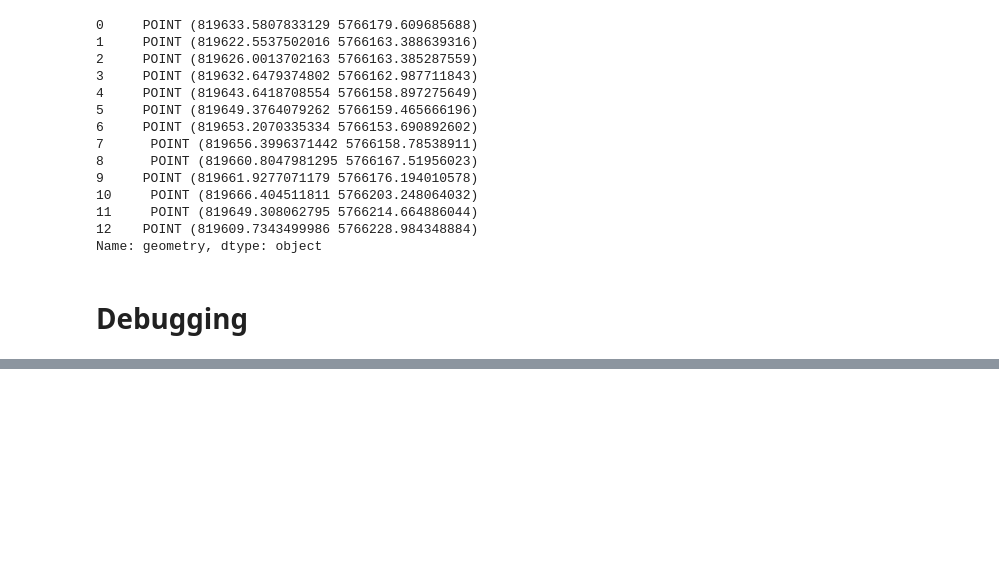
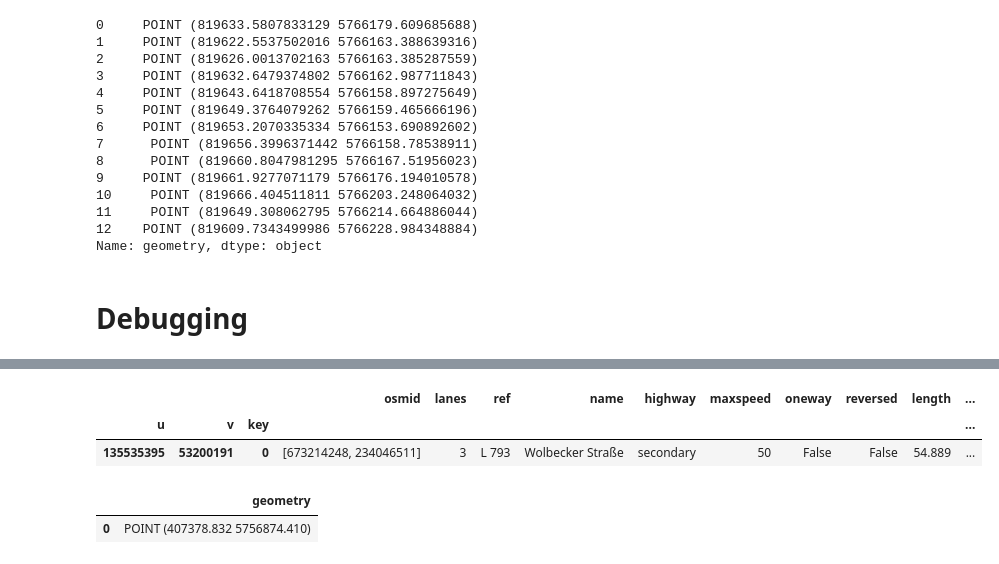
Before and after one commit to gjgress/G-RIPS-2022-Mitsubishi-A, a Jupyter notebook: Code/Fuzzy/IMP.ipynb, the cells around one changed output, grey strips where cells are left out. Drawn from its saved outputs; the diff is of its cells as text; code cells hidden in the pictures; blank space fills up the shorter version.

```diff
--- a/Code/Fuzzy/IMP.ipynb
+++ b/Code/Fuzzy/IMP.ipynb
@@ -19,45 +21,2 @@ import mm_utils
 from FIS1 import FIS1
-# %%
-def get_bearing(point1, point2):
-    # this code calculate the bearing of any given pair of longitude, latitude
-    geodesic = pyproj.Geod(ellps='WGS84')
-    fwd_azimuth,back_azimuth,distance = geodesic.inv(point1[0], point1[1], point2[0], point2[1])
-    return fwd_azimuth
-
-def edge_bearing(edge):
-    # this function calculate the bearing from the starting and ending node of each road segment
-    bearing = get_bearing(edge[0], edge[len(edge) - 1])
-    return(bearing)
-
-def conv_angle(angle):
-    # this function convert angle from -pi,pi to 0,2*pi
-    if angle < 0 :
-        angle = angle + 360
-    return(angle)
-
-def conc(a):
-    #function to convert list or integer in osmid into a unique string id
-    if type(a) is int:
-        return str(a)
-    ans = ",".join(map(str, a))
-    return ans
-
-def err_polygon(curr_loc, err_size):
-    # function that output shapely polygon for point error bound
-    x = curr_loc['geometry'].iloc[0].x
-    y = curr_loc['geometry'].iloc[0].y
-
-    err_coord = [[x - err_size, y + err_size],
-                 [x + err_size, y + err_size],
-                 [x + err_size, y - err_size],
-                 [x - err_size, y - err_size]]
-
-    poly_coord = Polygon(err_coord)
-    # #print(ply_coord)
-    df = {'Attribute' : ['name1'], 'geometry':poly_coord}
-
-    #projected to UTM 31
-    err_poly = gpd.GeoDataFrame(df, geometry = 'geometry', crs = "EPSG:32631")
-
-    return err_poly
 # %% [markdown]
@@ -432,0 +284,11 @@ iter = iter + 1
+# %%
+matched_link
+# %% [output]
+|  |  |  | osmid | lanes | ref | name | highway | maxspeed | oneway | reversed | length | ... |
+| u | v | key |  |  |  |  |  |  |  |  |  | ... |
+| 135535395 | 53200191 | 0 | [673214248, 234046511] | 3 | L 793 | Wolbecker Straße | secondary | 50 | False | False | 54.889 | ... |
+# %%
+matched_point
+# %% [output]
+|  | geometry |
+| 0 | POINT (407378.832 5756874.410) |
```
Also changed, not shown: parts of 12 cells of this notebook, 7 other files.
